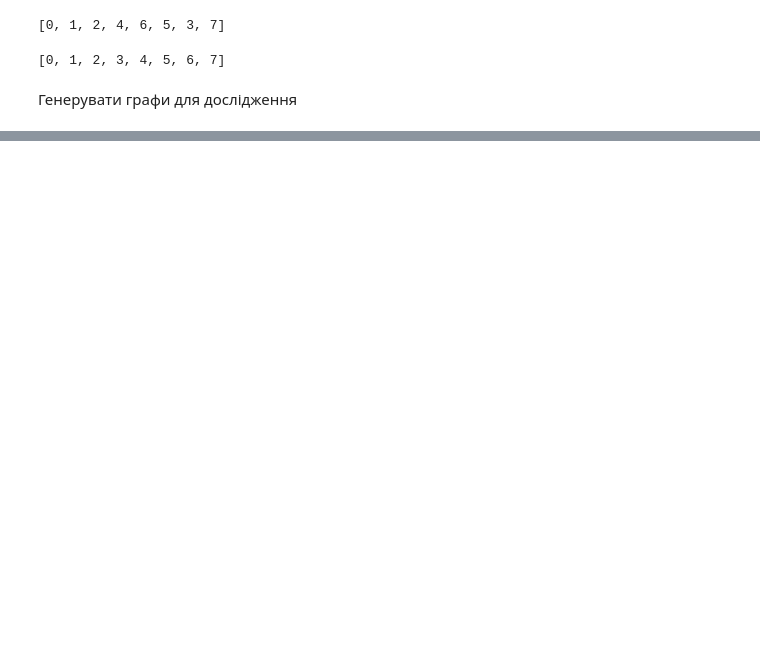
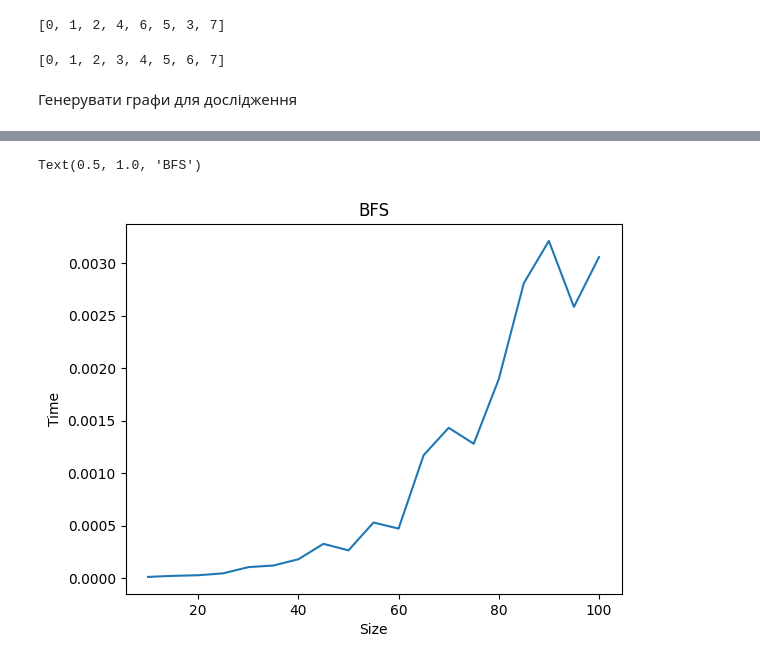
Before and after one commit to BerVol57/Applied-algorithms, a Jupyter notebook: Task_N03/Task_N03.ipynb, the cells around one changed output, grey strips where cells are left out. Cells and saved outputs as stored; diff of their text form; code cells hidden in the pictures; blank space fills up the shorter version.

```diff
--- a/Task_N03/Task_N03.ipynb
+++ b/Task_N03/Task_N03.ipynb
@@ -106,2 +129,17 @@ for x in X:
 # %%
 Y_bfs = []
+for x in X:
+    am = 1000
+    gg = generate_graphs(x, am, 0.8)
+    start_time = time.time()
+    for g in gg:
+        BFS(0, g)
+    Y_bfs.append((time.time()-start_time)/am)
+# %%
+plt.plot(X, Y_bfs)
+plt.xlabel("Size")
+plt.ylabel("Time")
+plt.title("BFS")
+# %% [output]
+Text(0.5, 1.0, 'BFS')
+[figure, added]
```
Also changed, not shown: parts of 20 cells of this notebook, 1 other file.
